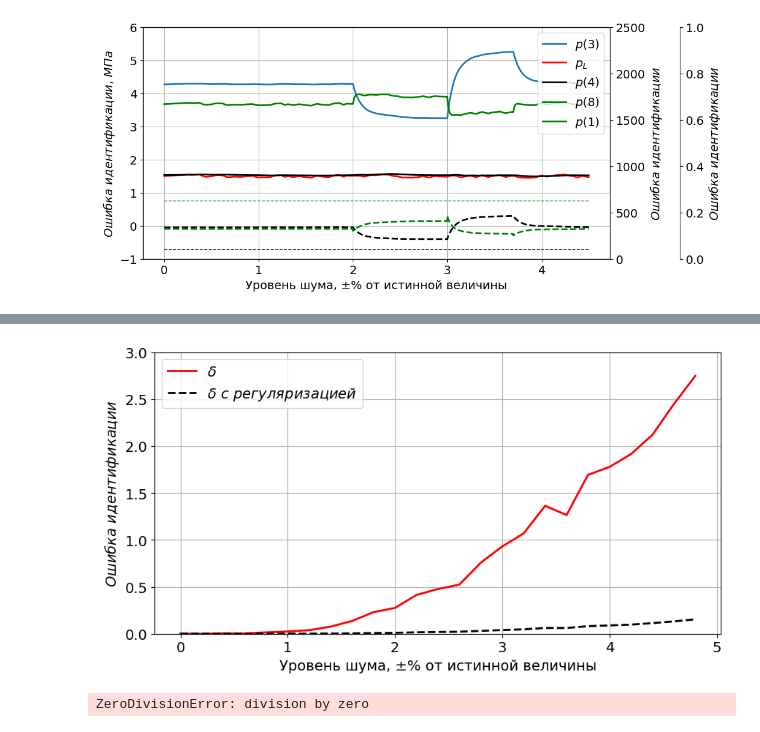
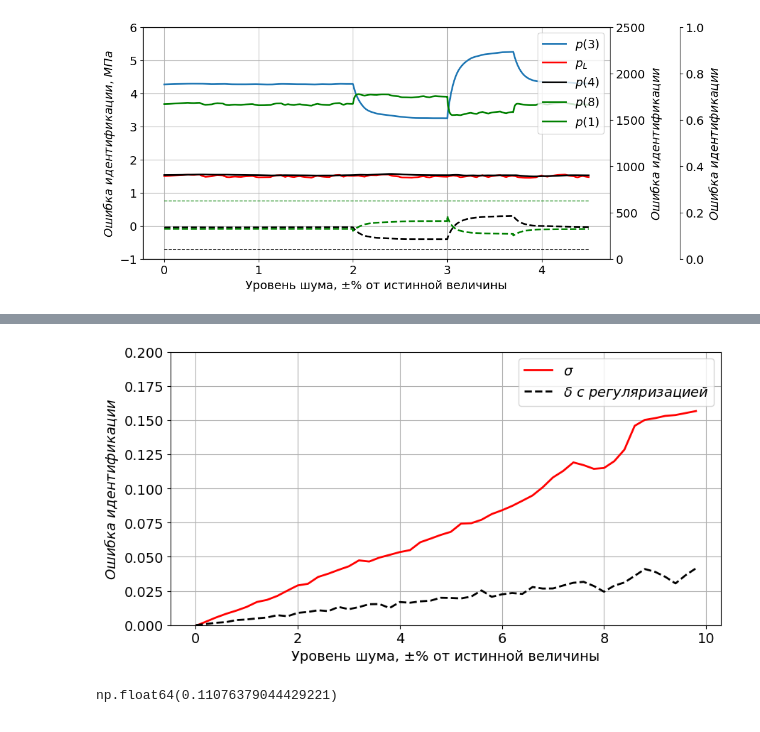
Before and after one commit to IANovoselov/well, a Jupyter notebook: well.ipynb, the cells around one changed output, grey strips where cells are left out. Drawn from its saved outputs; the diff is of its cells as text; code cells hidden in the pictures.

```diff
--- a/well.ipynb
+++ b/well.ipynb
@@ -806,7 +806,7 @@ def add_noise(clean_data,
 # %%
 meter = Meter()
 meter.noise_enable = True
-meter.noise_amplitude = 0.02
+meter.noise_amplitude = 0.05
 ident_dt, ident_k, df_ident = meter.measure(df, quant_step=None, denominator = 50)
 # %%
 #df_ident.to_excel("model_measure.xlsx")
@@ -997,7 +997,18 @@ def calc_sco(p_R, r_1, r_2, reservoir):
   res += ((r_1/reservoir.r_1)-1)**2
   res += ((r_2/reservoir.r_2)-1)**2
 
-  return float(res/3)
+  return float(res)
+
+def calc_rsd(arr, true_val):
+  avg = sum(arr) / len(arr)
+
+  error = 0
+  for val in arr:
+    error += (val - avg)**2
+
+  avg_error = np.sqrt(error / len(arr))
+
+  return avg_error/true_val
 
 def calc_error(calc, true_val):
   return abs(float(((true_val-calc)/true_val) * 100))
@@ -1008,9 +1019,9 @@ denominator_list = np.arange(1, 51, 2)
 
 quant_step_list = [None]
 denominator_list = [20]
-experiment_num_max = 20
+experiment_num_max = 50
 
-noise_list = np.arange(0, 5, 0.2)
+noise_list = np.arange(0, 10, 0.2)
 
 denominator_list_minutes = [rec * dt * 24 * 60 for rec in denominator_list]
 # %%
@@ -1098,16 +1141,16 @@ array([1.38756595e-03, 5.91182435e-05, 4.35611717e-03, 3.13049192e-03,
 # %%
-#savgol_filter(res['sco'][0,0], 2, 1)
+#
 
 plot_data = [
-             (PlotData(res['sco'][0,0], 'r', 2, '\delta'),
+             (PlotData(savgol_filter(res['sco'][0,0], 5, 1), 'r', 2, '\sigma'),
               PlotData(res_regul['sco'][0,0], 'k--', 2, '\delta\\ с\\ регуляризацией'),
               ),
 
             ]
 
-build_plot(noise_list, plot_data, None, y_scale = [Scale(min=0, max=3)], mu='')
+build_plot(noise_list, plot_data, None, y_scale = [Scale(min=0, max=0.2)], mu='')
 # %% [output]
-[figure, old version]
+[figure, new version]
 # %%
 #from scipy.ndimage import gaussian_filter
 #mse = res['sco']
@@ -1122,8 +1165,8 @@ build_plot(noise_list, plot_data, None, y_scale = [Scale(min=0, max=3)], mu='')
 #ax.set_ylabel('Квант')
 #plt.show()
 # %%
-sum(res_regul['p_R']) / len(res_regul['p_R'])
+(well.reservoir.p_R - sum(res_regul['p_R']) / len(res_regul['p_R'])) / well.reservoir.p_R
 # %% [output]
-ZeroDivisionError: division by zero
+np.float64(0.11076379044429221)
 # %%
 sum(res_regul['r_1']) / len(res_regul['r_1'])
```
Also changed, not shown: parts of 14 cells of this notebook.
